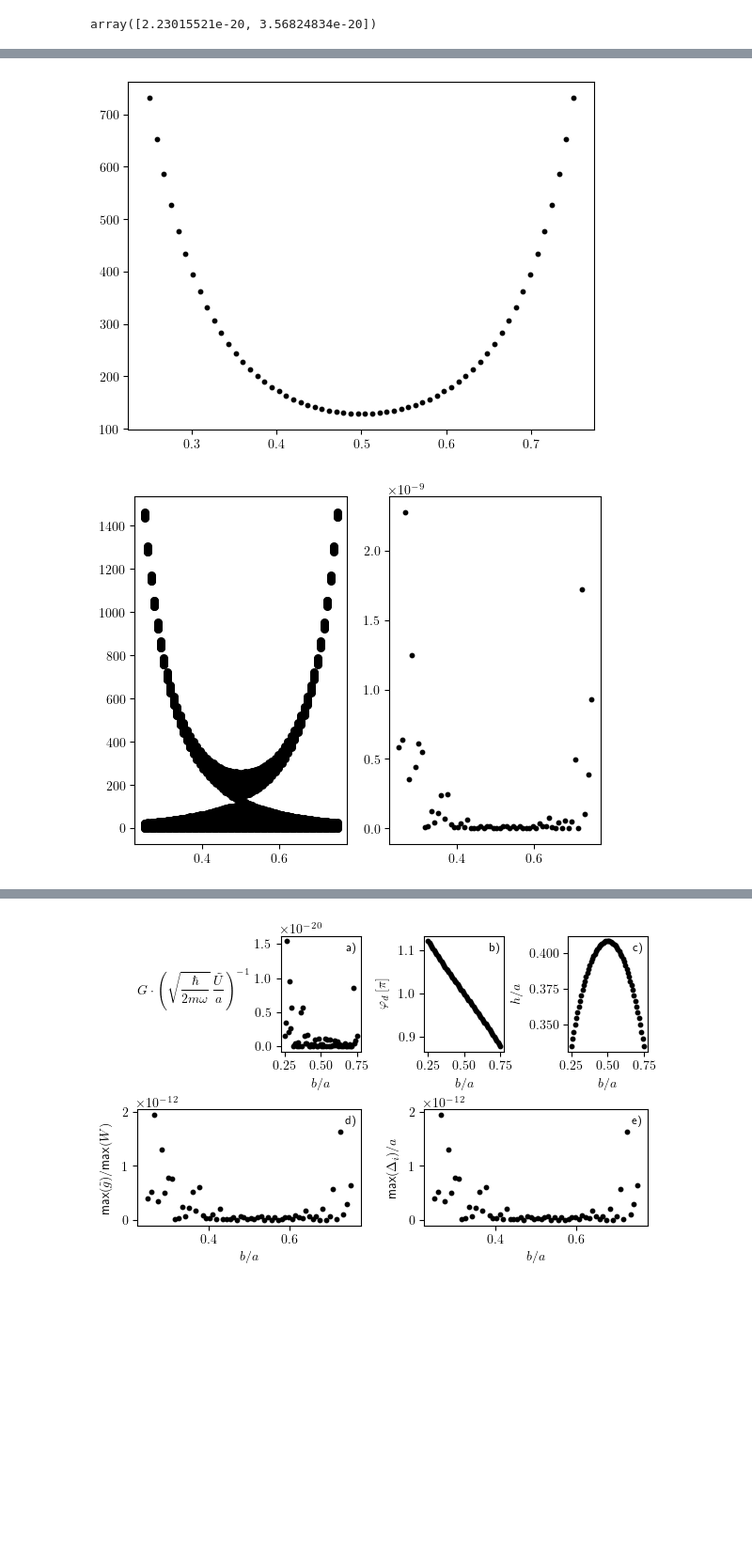
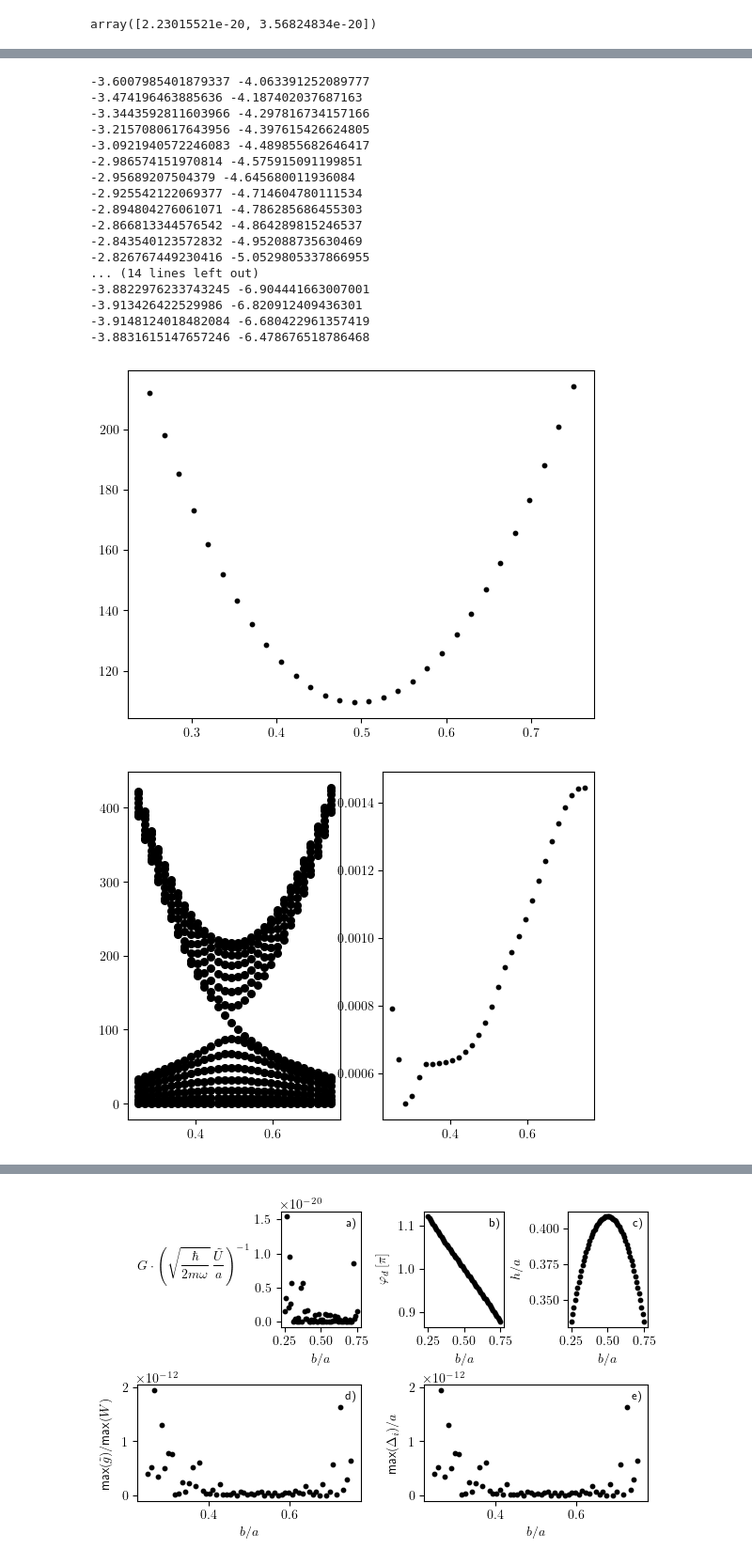
Before and after one commit to ChriGomm/master, a Jupyter notebook: numerics/interactions.ipynb, the cells around one changed output, grey strips where cells are left out. Shown at 94% size. Cells and saved outputs as stored; diff of their text form; code cells hidden in the pictures; blank space fills up the shorter version.

```diff
--- a/numerics/interactions.ipynb
+++ b/numerics/interactions.ipynb
@@ -737,7 +765,7 @@ V#/c.hbar
 array([6.46047512e-18, 6.64657935e-14])
 # %%
 m = 85.5*c.u
-w = 2*np.pi*10**3*np.array([50,80])
+w = 2*np.pi*10**3*np.array([50,10])
 r= np.array([3,12])/10**6
 np.sqrt(c.hbar/m/2/w)/r, np.sqrt(c.hbar/2/m/w)
 # m*w**2*r**2/V[::-1]
@@ -749,0 +790,6 @@ array([2.23015521e-20, 3.56824834e-20])
+# %%
+latticeA = np.stack((np.arange(chain_length//2+chain_length%2),np.zeros(chain_length//2+chain_length%2))).T * a
+b = 0.5
+latticeB = np.stack((np.arange(1,chain_length//2+1)*b,np.ones(chain_length//2)*h)).T
+i=0
+dist = np.concatenate((latticeA[i]-latticeA[:i],latticeA[i+1:]-latticeA[i]))
@@ -856,15 +1267,17 @@ def abs_eigvec(param,b):
     phid = param[0]
     h = param[1]
     d = np.array([np.cos(phid),np.sin(phid)])
-    dmat = nearest_nb_Hamiltonian(b,h,a,chain_length,lambda x, y: dip_derivative_full(x, 0, 0, y),0,d)
-    dmat += np.diag(np.ones(chain_length))*(m*w**2*r**2/V)[-1]/10**8
-    beta = grad(b,h,a,chain_length,nom_der1,d)
+    # dmat = nearest_nb_Hamiltonian(b,h,a,chain_length,lambda x, y: dip_derivative_full(x, 0, 0, y),0,d)
+    # dmat += np.diag(np.ones(chain_length))*(m*w**2*r**2/V)[-1]/10**8
+    # beta = grad(b,h,a,chain_length,nom_der1,d)
+    dmat = hopping_Ham(b,h,(m*w**2*r**2/V)[-1]/10**8,a,chain_length,lambda x, y: dip_derivative_full_vec(x, y),d)
+    beta = grad_long_range(b,h,a,chain_length,nom_der1_vec,d)
     eigenvecs = np.linalg.solve(dmat,beta)
     # eigenvecs = np.linalg.lstsq(dmat,beta)[0]
     # return np.linalg.norm(beta)
     return np.max(np.abs(eigenvecs))
 from scipy.optimize import minimize
-N = 60
+N = 30
 b = np.linspace(0.25,0.75,N)
 phis = np.ones(N)*(3.7)
 hs = np.ones(N)*0.25
@@ -875,44 +1288,62 @@ chain_length = 16
 Deltap = 0.2
 Deltah = 0.1
 for i in range(N):
+    phi_grid = np.linspace(-Deltap,Deltap,10)+phis[i-1]
+    h_grid = np.linspace(-Deltah,Deltah,10)+hs[i-1]
     min_vals = np.zeros((len(phi_grid),len(h_grid)))
     min_phi = np.zeros_like(min_vals)
     min_h = np.zeros_like(min_vals)
     min_vals = []
     min_phi = []
     min_h = []
-    phi_grid = np.linspace(-Deltap,Deltap,10)+phis[i-1]
-    h_grid = np.linspace(-Deltah,Deltah,10)+hs[i-1]
+
     for n in range(len(phi_grid)):
         for m in range(len(h_grid)):
             try:
                 res = minimize(abs_eigvec,x0=(phi_grid[n],h_grid[m]),args=b[i],bounds=((0,2*np.pi),(-0.5,0.5)),tol=1e-12)
                 min_vals.append(res.fun)
                 min_phi.append(res.x[0])
                 min_h.append(res.x[1])
             except:
                 pass
     crit = np.array([min_vals, min_phi, min_h]).T
     sorted_crit = sorted(crit, key=lambda x: x[0])
 
 
     phis[i] = sorted_crit[0][1]
     hs[i] = sorted_crit[0][2]
     dmat = nearest_nb_Hamiltonian(b[i],hs[i],a,chain_length,lambda x, y: dip_derivative_full(x, 0, 0, y),0,np.array([np.cos(phis[i]),np.sin(phis[i])]))
     eig, vec = np.linalg.eig(dmat)
     ax3[0].scatter(b[i]*np.ones(chain_length),eig,color='0',s=30)
     beta = grad(b[i],hs[i],a,chain_length,nom_der1,np.array([np.cos(phis[i]),np.sin(phis[i])]))
     dmatp = dmat+ np.diag(np.ones(chain_length))*(m*w**2*r**2/V)[-1]/10**8
     vecp = np.linalg.solve(dmatp,beta)
     dis = dmat@vecp
     ax3[1].scatter(b[i],np.max(dis),color='0',s=10)
     # ax3[1].scatter(b[i]*np.ones(chain_length),beta,color='0',s=30)
     ax2.scatter(b[i],np.max(np.abs(dmat)),color='0',s=10)
     # ax2.scatter(b[i],sorted_crit[0][0],color='0',s=10)
 
 ax[0].scatter(b,phis,color='0',s=10)
 ax[1].scatter(b,hs,color='0',s=10)
 plt.show()
 # %% [output]
+-3.6007985401879337 -4.063391252089777
+-3.474196463885636 -4.187402037687163
+-3.3443592811603966 -4.297816734157166
+-3.2157080617643956 -4.397615426624805
+-3.0921940572246083 -4.489855682646417
+-2.986574151970814 -4.575915091199851
+-2.95689207504379 -4.645680011936084
+-2.925542122069377 -4.714604780111534
+-2.894804276061071 -4.786285686455303
+-2.866813344576542 -4.864289815246537
+-2.843540123572832 -4.952088735630469
+-2.826767449230416 -5.0529805337866955
+... (14 lines left out)
+-3.8822976233743245 -6.904441663007001
+-3.913426422529986 -6.820912409436301
+-3.9148124018482084 -6.680422961357419
+-3.8831615147657246 -6.478676518786468
-[figure, old version]
+[figure, new version]
-[figure, old version]
+[figure, new version]
```
Also changed, not shown: parts of 18 cells of this notebook, 11 other files.
